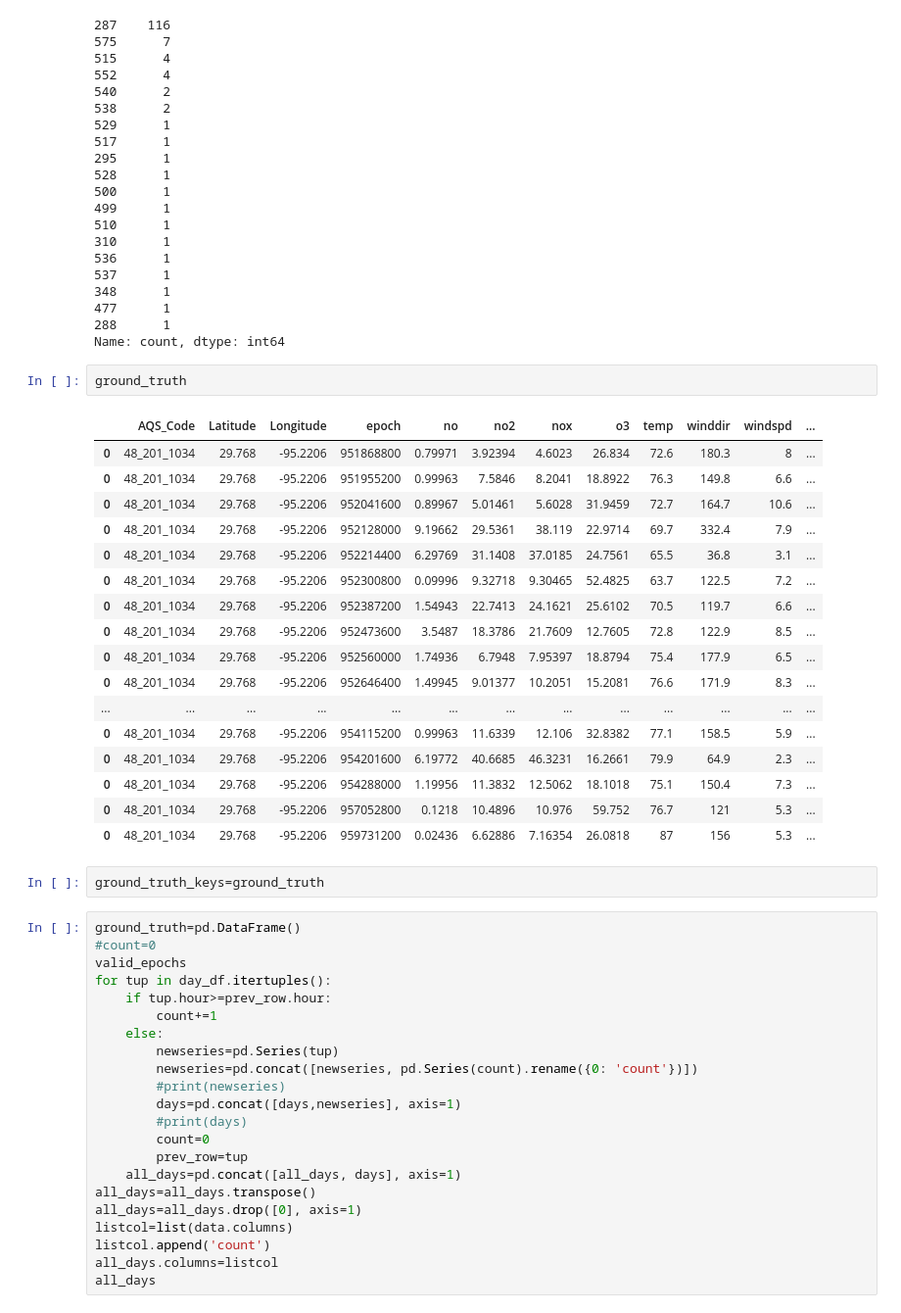
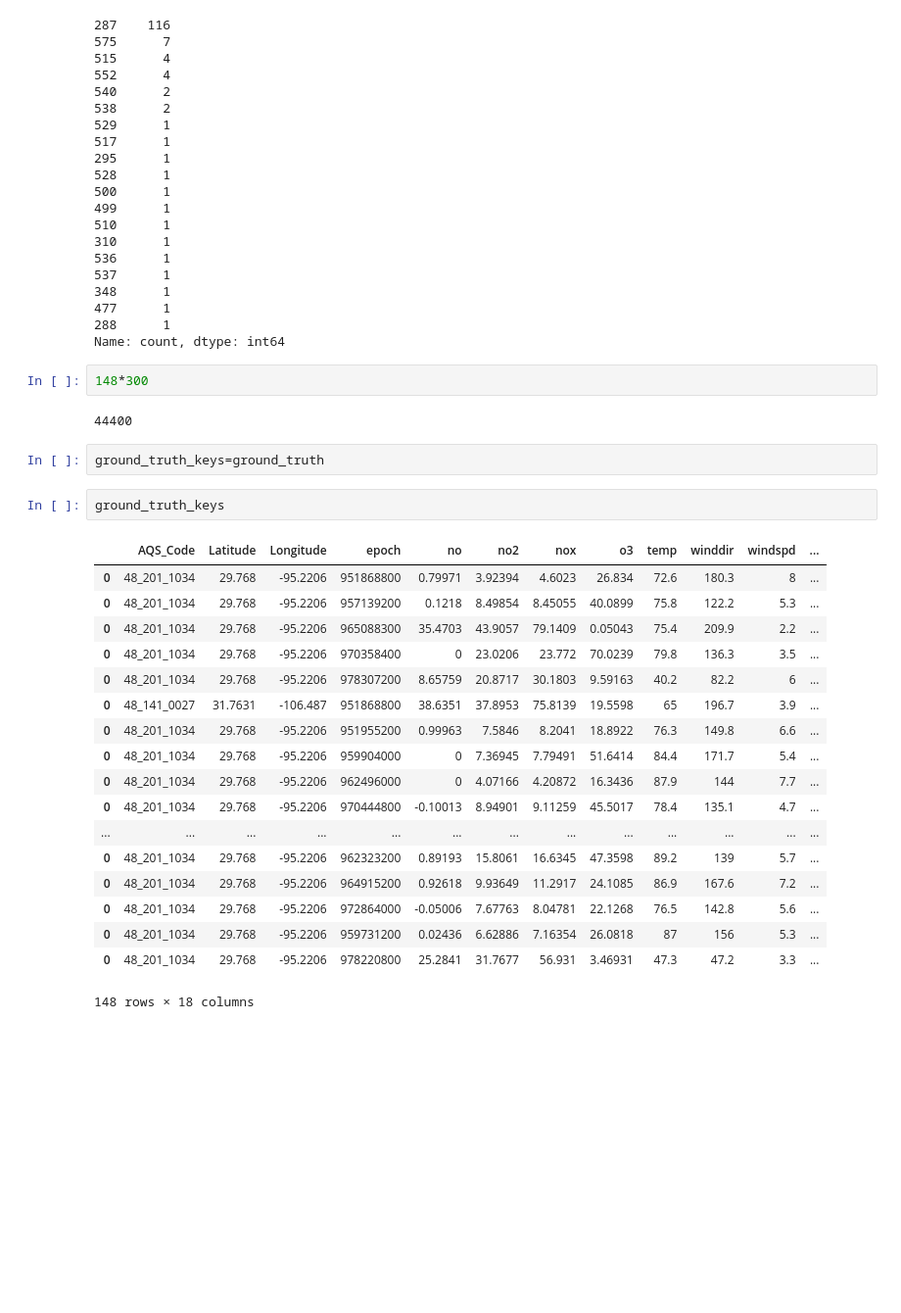
Before and after one commit to cidetraq/Air-Pollution, a Jupyter notebook: notebooks/format/fmt-intrpl-fast.ipynb, the cells around one changed output. Shown at 98% size. Cells and saved outputs as stored; diff of their text form; blank space fills up the shorter version.

```diff
--- a/notebooks/format/fmt-intrpl-fast.ipynb
+++ b/notebooks/format/fmt-intrpl-fast.ipynb
@@ -130,47 +151,30 @@ ground_truth['count'].value_counts()
 477      1
 288      1
 Name: count, dtype: int64
-# %%
-ground_truth
-# %% [output]
-|  | AQS_Code | Latitude | Longitude | epoch | no | no2 | nox | o3 | temp | winddir | windspd | ... |
-| 0 | 48_201_1034 | 29.768 | -95.2206 | 951868800 | 0.79971 | 3.92394 | 4.6023 | 26.834 | 72.6 | 180.3 | 8 | ... |
-| 0 | 48_201_1034 | 29.768 | -95.2206 | 951955200 | 0.99963 | 7.5846 | 8.2041 | 18.8922 | 76.3 | 149.8 | 6.6 | ... |
-| 0 | 48_201_1034 | 29.768 | -95.2206 | 952041600 | 0.89967 | 5.01461 | 5.6028 | 31.9459 | 72.7 | 164.7 | 10.6 | ... |
-| 0 | 48_201_1034 | 29.768 | -95.2206 | 952128000 | 9.19662 | 29.5361 | 38.119 | 22.9714 | 69.7 | 332.4 | 7.9 | ... |
-| 0 | 48_201_1034 | 29.768 | -95.2206 | 952214400 | 6.29769 | 31.1408 | 37.0185 | 24.7561 | 65.5 | 36.8 | 3.1 | ... |
-| 0 | 48_201_1034 | 29.768 | -95.2206 | 952300800 | 0.09996 | 9.32718 | 9.30465 | 52.4825 | 63.7 | 122.5 | 7.2 | ... |
-| 0 | 48_201_1034 | 29.768 | -95.2206 | 952387200 | 1.54943 | 22.7413 | 24.1621 | 25.6102 | 70.5 | 119.7 | 6.6 | ... |
-| 0 | 48_201_1034 | 29.768 | -95.2206 | 952473600 | 3.5487 | 18.3786 | 21.7609 | 12.7605 | 72.8 | 122.9 | 8.5 | ... |
-| 0 | 48_201_1034 | 29.768 | -95.2206 | 952560000 | 1.74936 | 6.7948 | 7.95397 | 18.8794 | 75.4 | 177.9 | 6.5 | ... |
-| 0 | 48_201_1034 | 29.768 | -95.2206 | 952646400 | 1.49945 | 9.01377 | 10.2051 | 15.2081 | 76.6 | 171.9 | 8.3 | ... |
-| ... | ... | ... | ... | ... | ... | ... | ... | ... | ... | ... | ... | ... |
-| 0 | 48_201_1034 | 29.768 | -95.2206 | 954115200 | 0.99963 | 11.6339 | 12.106 | 32.8382 | 77.1 | 158.5 | 5.9 | ... |
-| 0 | 48_201_1034 | 29.768 | -95.2206 | 954201600 | 6.19772 | 40.6685 | 46.3231 | 16.2661 | 79.9 | 64.9 | 2.3 | ... |
-| 0 | 48_201_1034 | 29.768 | -95.2206 | 954288000 | 1.19956 | 11.3832 | 12.5062 | 18.1018 | 75.1 | 150.4 | 7.3 | ... |
-| 0 | 48_201_1034 | 29.768 | -95.2206 | 957052800 | 0.1218 | 10.4896 | 10.976 | 59.752 | 76.7 | 121 | 5.3 | ... |
-| 0 | 48_201_1034 | 29.768 | -95.2206 | 959731200 | 0.02436 | 6.62886 | 7.16354 | 26.0818 | 87 | 156 | 5.3 | ... |
+# %%
+148*300
+# %% [output]
+44400
 # %%
 ground_truth_keys=ground_truth
-# %%
-ground_truth=pd.DataFrame()
-#count=0
-valid_epochs
-for tup in day_df.itertuples():
-    if tup.hour>=prev_row.hour:
-        count+=1
-    else:
-        newseries=pd.Series(tup)
-        newseries=pd.concat([newseries, pd.Series(count).rename({0: 'count'})])
-        #print(newseries)
-        days=pd.concat([days,newseries], axis=1)
-        #print(days)
-        count=0
-        prev_row=tup
-    all_days=pd.concat([all_days, days], axis=1)
-all_days=all_days.transpose()
-all_days=all_days.drop([0], axis=1)
-listcol=list(data.columns)
-listcol.append('count')
-all_days.columns=listcol
-all_days
+# %%
+ground_truth_keys
+# %% [output]
+|  | AQS_Code | Latitude | Longitude | epoch | no | no2 | nox | o3 | temp | winddir | windspd | ... |
+| 0 | 48_201_1034 | 29.768 | -95.2206 | 951868800 | 0.79971 | 3.92394 | 4.6023 | 26.834 | 72.6 | 180.3 | 8 | ... |
+| 0 | 48_201_1034 | 29.768 | -95.2206 | 957139200 | 0.1218 | 8.49854 | 8.45055 | 40.0899 | 75.8 | 122.2 | 5.3 | ... |
+| 0 | 48_201_1034 | 29.768 | -95.2206 | 965088300 | 35.4703 | 43.9057 | 79.1409 | 0.05043 | 75.4 | 209.9 | 2.2 | ... |
+| 0 | 48_201_1034 | 29.768 | -95.2206 | 970358400 | 0 | 23.0206 | 23.772 | 70.0239 | 79.8 | 136.3 | 3.5 | ... |
+| 0 | 48_201_1034 | 29.768 | -95.2206 | 978307200 | 8.65759 | 20.8717 | 30.1803 | 9.59163 | 40.2 | 82.2 | 6 | ... |
+| 0 | 48_141_0027 | 31.7631 | -106.487 | 951868800 | 38.6351 | 37.8953 | 75.8139 | 19.5598 | 65 | 196.7 | 3.9 | ... |
+| 0 | 48_201_1034 | 29.768 | -95.2206 | 951955200 | 0.99963 | 7.5846 | 8.2041 | 18.8922 | 76.3 | 149.8 | 6.6 | ... |
+| 0 | 48_201_1034 | 29.768 | -95.2206 | 959904000 | 0 | 7.36945 | 7.79491 | 51.6414 | 84.4 | 171.7 | 5.4 | ... |
+| 0 | 48_201_1034 | 29.768 | -95.2206 | 962496000 | 0 | 4.07166 | 4.20872 | 16.3436 | 87.9 | 144 | 7.7 | ... |
+| 0 | 48_201_1034 | 29.768 | -95.2206 | 970444800 | -0.10013 | 8.94901 | 9.11259 | 45.5017 | 78.4 | 135.1 | 4.7 | ... |
+| ... | ... | ... | ... | ... | ... | ... | ... | ... | ... | ... | ... | ... |
+| 0 | 48_201_1034 | 29.768 | -95.2206 | 962323200 | 0.89193 | 15.8061 | 16.6345 | 47.3598 | 89.2 | 139 | 5.7 | ... |
+| 0 | 48_201_1034 | 29.768 | -95.2206 | 964915200 | 0.92618 | 9.93649 | 11.2917 | 24.1085 | 86.9 | 167.6 | 7.2 | ... |
+| 0 | 48_201_1034 | 29.768 | -95.2206 | 972864000 | -0.05006 | 7.67763 | 8.04781 | 22.1268 | 76.5 | 142.8 | 5.6 | ... |
+| 0 | 48_201_1034 | 29.768 | -95.2206 | 959731200 | 0.02436 | 6.62886 | 7.16354 | 26.0818 | 87 | 156 | 5.3 | ... |
+| 0 | 48_201_1034 | 29.768 | -95.2206 | 978220800 | 25.2841 | 31.7677 | 56.931 | 3.46931 | 47.3 | 47.2 | 3.3 | ... |
+148 rows × 18 columns
```
Also changed, not shown: parts of 12 cells of this notebook.
